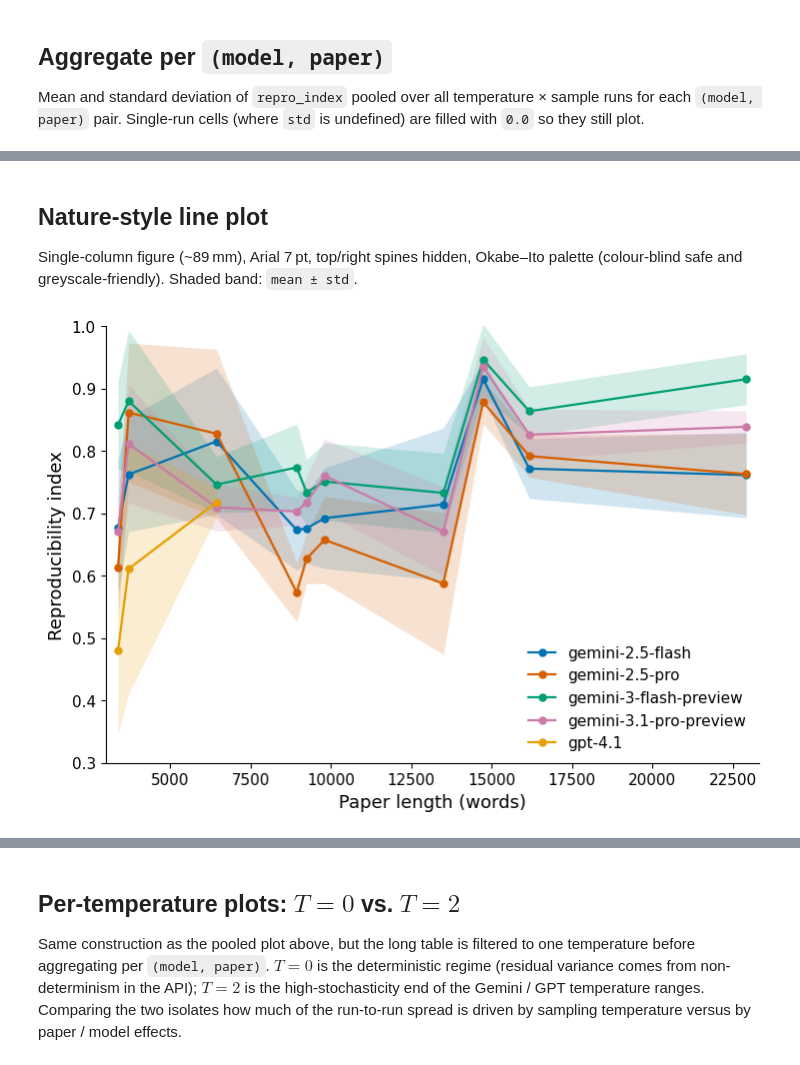
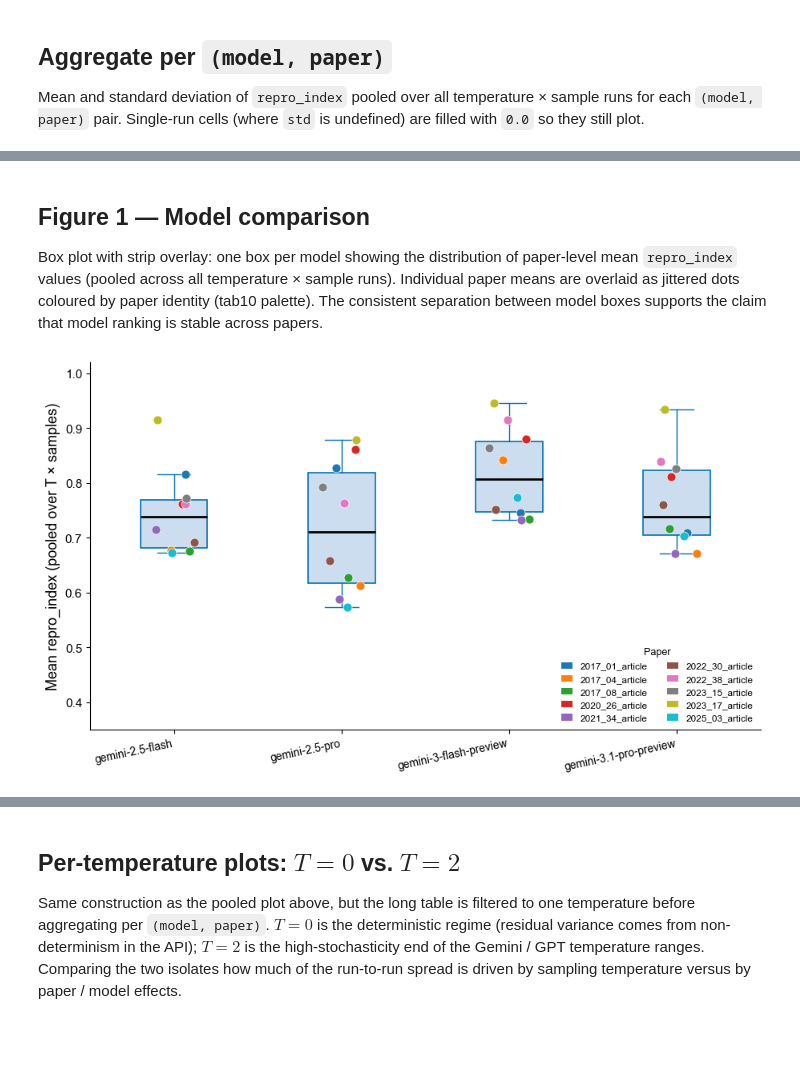
Before and after one commit to AndresLaverdeMarin/research_reproducibility, a Jupyter notebook: src/consistency_analysis_rescience_c.ipynb, the cells around one changed output, grey strips where cells are left out. Saved outputs shown, nothing was run; the diff lists cells and outputs as text; code cells hidden in the pictures; blank space fills up the shorter version.

Commit message:
Adjusted plot size to fit in the paper. Added analysis on Comparative Assessment

```diff
--- a/src/consistency_analysis_rescience_c.ipynb
+++ b/src/consistency_analysis_rescience_c.ipynb
@@ -89,7 +94,7 @@ agg
 # %% [markdown]
-## Nature-style line plot
+## Figure 1 — Model comparison
 
-Single-column figure (~89 mm), Arial 7 pt, top/right spines hidden, Okabe–Ito palette (colour-blind safe and greyscale-friendly). Shaded band: `mean ± std`.
+Box plot with strip overlay: one box per model showing the distribution of paper-level mean `repro_index` values (pooled across all temperature × sample runs). Individual paper means are overlaid as jittered dots coloured by paper identity (tab10 palette). The consistent separation between model boxes supports the claim that model ranking is stable across papers.
 # %%
 OKABE_ITO = [
     "#0072B2", "#D55E00", "#009E73", "#CC79A7",
@@ -100,50 +105,83 @@ plt.rcParams.update(
     {
         "font.family": "sans-serif",
         "font.sans-serif": ["Arial", "Helvetica", "DejaVu Sans"],
         "font.size": 12,
         "axes.labelsize": 13,
         "axes.titlesize": 14,
         "xtick.labelsize": 11,
         "ytick.labelsize": 11,
         "legend.fontsize": 11,
         "axes.linewidth": 0.8,
         "xtick.major.width": 0.8,
         "ytick.major.width": 0.8,
         "xtick.major.size": 3.5,
         "ytick.major.size": 3.5,
         "axes.spines.top": False,
         "axes.spines.right": False,
         "legend.frameon": False,
         "savefig.dpi": 600,
         "savefig.bbox": "tight",
     }
 )
 
+# model→Okabe-Ito colour mapping (reused by downstream cells)
 models = sorted(agg["model"].unique())
 colors = {m: OKABE_ITO[i % len(OKABE_ITO)] for i, m in enumerate(models)}
 
-fig, ax = plt.subplots(figsize=(7.2, 5.0), constrained_layout=True)
+# ── Figure 1 — model comparison (box + strip) ────────────────────────────────
+paper_list  = sorted(agg["paper"].unique())
+cmap10      = plt.get_cmap("tab10")
+paper_color = {p: cmap10(i / max(len(paper_list) - 1, 1)) for i, p in enumerate(paper_list)}
 
-for m in models:
-    sub = agg[agg["model"] == m].sort_values("n_words")
-    x = sub["n_words"].to_numpy()
-    y = sub["mean"].to_numpy()
-    e = sub["std"].to_numpy()
-    ax.fill_between(x, y - e, y + e, color=colors[m], alpha=0.18, linewidth=0)
-    ax.plot(
-        x, y,
-        marker="o", markersize=5.0, linewidth=1.6,
-        color=colors[m], label=m, clip_on=False,
-    )
+data_by_model = [agg[agg["model"] == m]["mean"].values for m in models]
 
-ax.set_xlabel("Paper length (words)")
-ax.set_ylabel("Reproducibility index")
-ax.set_ylim(0.3, 1)
-ax.margins(x=0.02)
-ax.legend(loc="lower right", borderaxespad=0.4, handlelength=1.8)
+# fig, ax = plt.subplots(figsize=(9.0, 5.2), constrained_layout=True)
+fig, ax = plt.subplots(
+    figsize=(2.6 * len(models), 3.8),
+    constrained_layout=True
+)
 
-fig.savefig(FIGURE_DIR / "repro_vs_paper_length.pdf")
-fig.savefig(FIGURE_DIR / "repro_vs_paper_length.png")
+ax.boxplot(
+    data_by_model,
+    positions=range(len(models)),
+    widths=0.40,
+    patch_artist=True,
+    showfliers=False,
+    medianprops={"color": "black", "linewidth": 2.0},
+    boxprops={"facecolor": "#CCDDEF", "edgecolor": "#0072B2", "linewidth": 1.2},
+    whiskerprops={"color": "#0072B2", "linewidth": 1.0},
+    capprops={"color": "#0072B2", "linewidth": 1.0},
+)
+
+rng = np.random.default_rng(42)
+for xi, m in enumerate(models):
+    sub    = agg[agg["model"] == m].sort_values("paper")
+    jitter = rng.uniform(-0.13, 0.13, size=len(sub))
+    for (_, row), jit in zip(sub.iterrows(), jitter):
+        ax.scatter(
+            xi + jit, row["mean"],
+            color=paper_color[row["paper"]], s=62, zorder=4,
+            edgecolors="white", linewidths=0.5,
+        )
+
+ax.set_xticks(range(len(models)))
+ax.set_xticklabels(models, fontsize=10, rotation=12, ha="right")
+ax.set_ylabel("Mean repro_index (pooled over T \u00d7 samples)")
+ax.set_ylim(0.35, 1.02)
+ax.margins(x=0.10)
+
+legend_handles = [
+    Patch(facecolor=paper_color[p], edgecolor="none", label=p.removesuffix(".pdf"))
+    for p in paper_list
+]
+ax.legend(
+    handles=legend_handles, title="Paper", title_fontsize=9,
+    loc="lower right", fontsize=8.5, ncol=2,
+    borderaxespad=0.4, handlelength=1.2,
+)
+
+fig.savefig(FIGURE_DIR / "fig1_model_comparison.pdf")
+fig.savefig(FIGURE_DIR / "fig1_model_comparison.png")
 plt.show()
 # %% [output]
-[figure, old version]
+[figure, new version]
```
Also changed, not shown: parts of 16 cells of this notebook, 45 other files.
